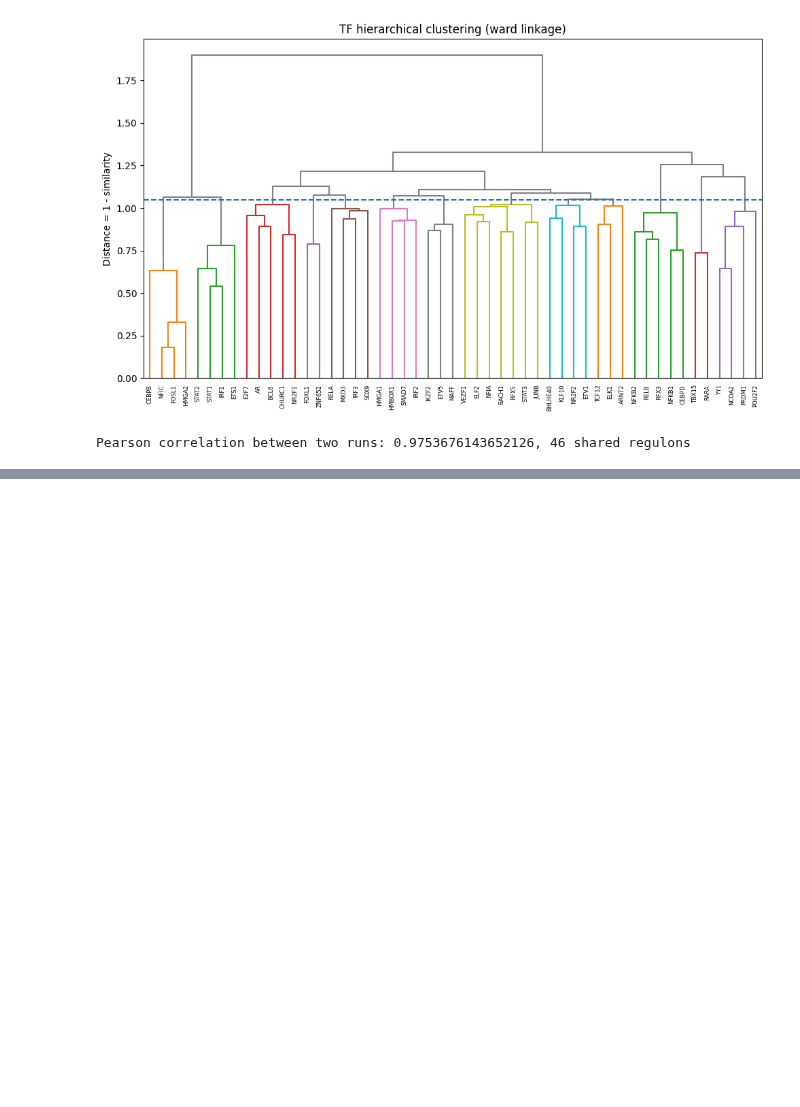
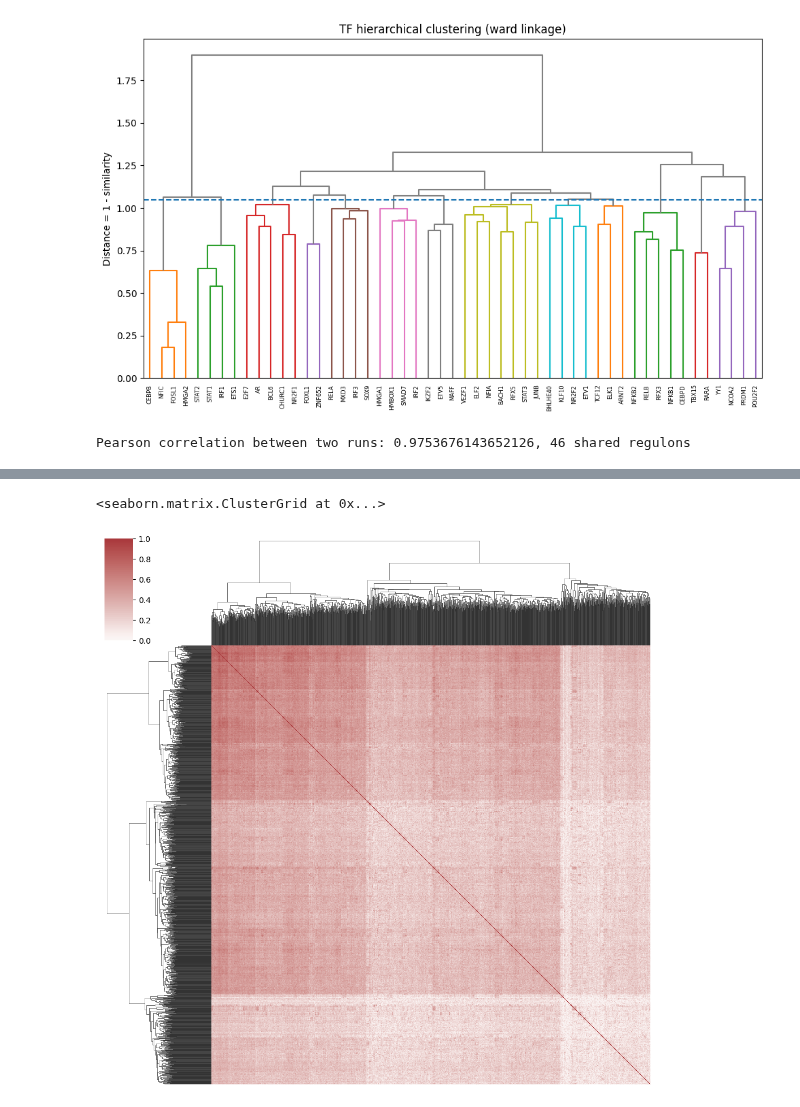
Before and after one commit to azizilab/SHERLOCK, a Jupyter notebook: PerturbVAE/module_caller.ipynb, the cells around one changed output, grey strips where cells are left out. Cells and saved outputs as stored; diff of their text form; code cells hidden in the pictures; blank space fills up the shorter version.

```diff
--- a/PerturbVAE/module_caller.ipynb
+++ b/PerturbVAE/module_caller.ipynb
@@ -355,0 +374,5 @@ Mean number of duplicates: 2.5538020086083213
+# %%
+sns.clustermap(corr, xticklabels=False, yticklabels=False, cmap="vlag", center=0.0)
+# %% [output]
+<seaborn.matrix.ClusterGrid at 0x...>
+[figure, added]
```
Also changed, not shown: parts of 14 cells of this notebook.
